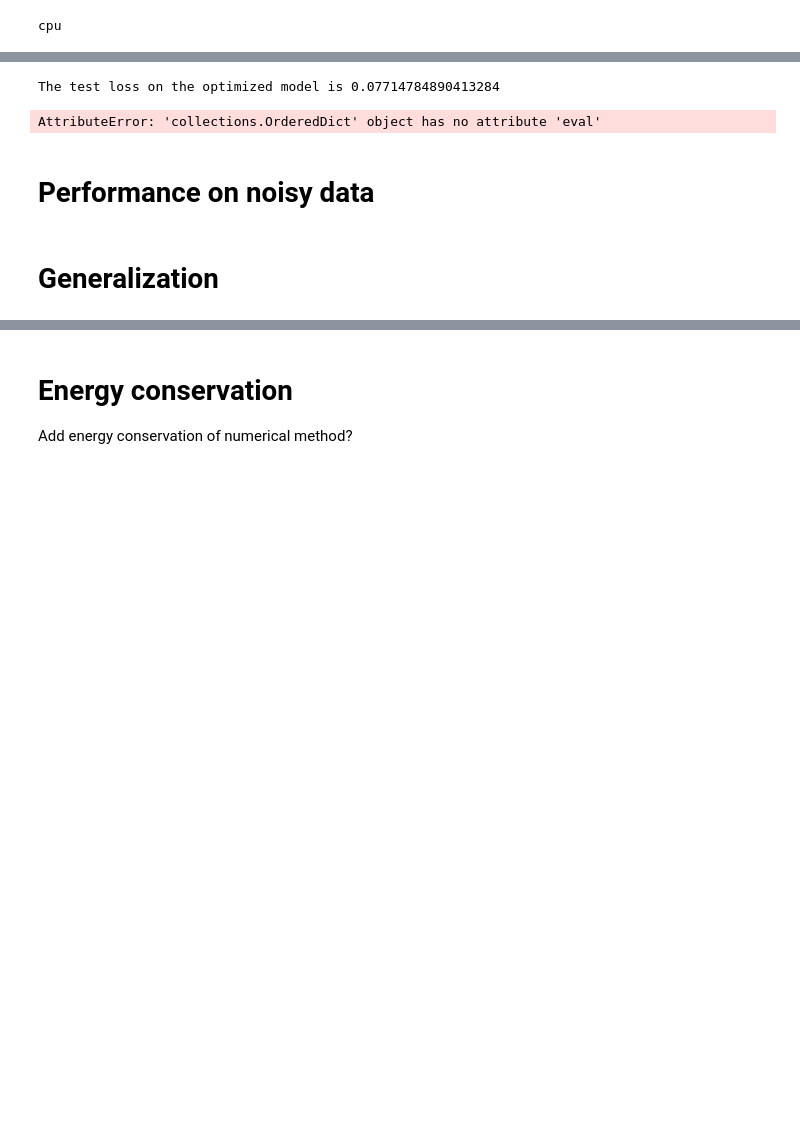
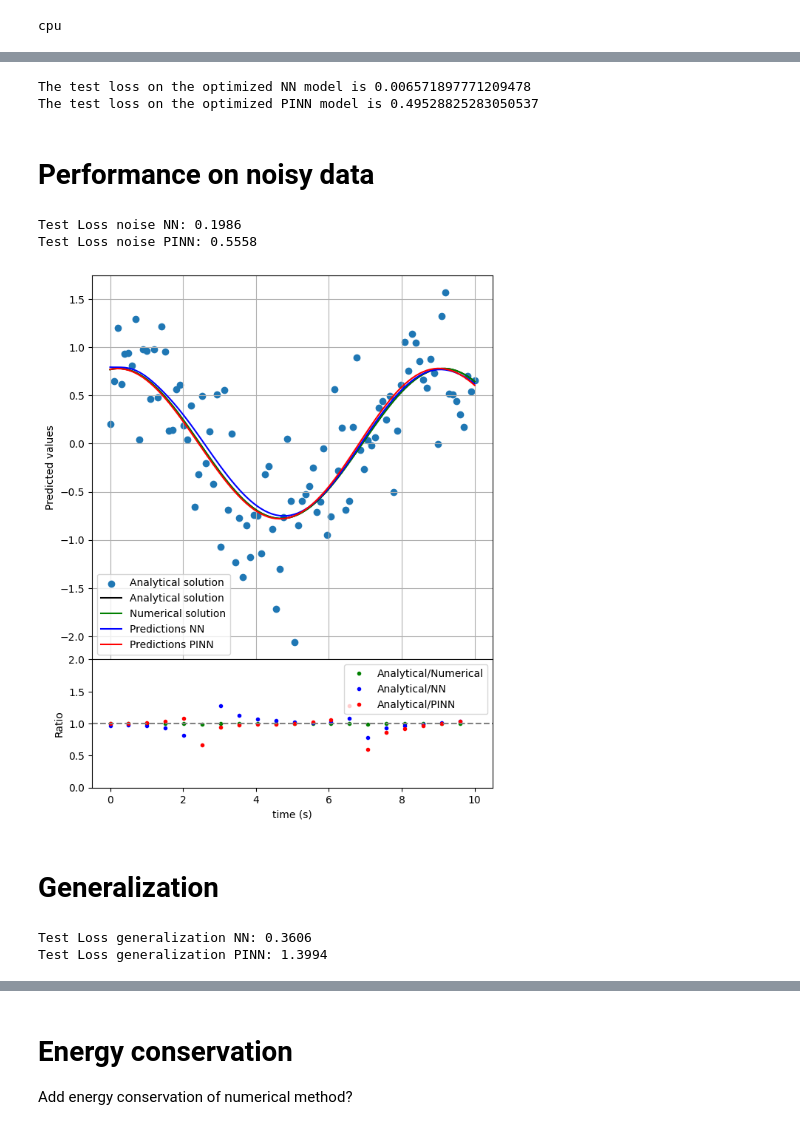
Before and after one commit to gvansan/Machine-learning-project, a Jupyter notebook: Compare_NN_PINN.ipynb, the cells around one changed output, grey strips where cells are left out. Drawn from its saved outputs; the diff is of its cells as text; code cells hidden in the pictures; blank space fills up the shorter version.

Commit message:
model comparison ready

```diff
--- a/Compare_NN_PINN.ipynb
+++ b/Compare_NN_PINN.ipynb
@@ -167,7 +166,7 @@ def evaluate_PINN(model, data, N_f=1000):
 #load models
 
 # Model class must be defined somewhere
-model_NN = torch.load("optimized_model_NN.pt", weights_only=False)
+model_NN = torch.load("optimized_model_NN.pt", weights_only=False, map_location="cpu")
 model_NN.eval()  # put in evaluation mode
 model_PINN = torch.load("optimized_model_PINN.pt", weights_only=False, map_location=torch.device('cpu'))
 model_PINN.eval()  # put in evaluation mode
@@ -192,16 +201,14 @@ train, test = create_trainig_test_set(harmonic_osc,
                                       seed=0)
 # %%
 #evaluate models
-
-#evaluate
 loss_opt_NN = evaluate_NN(model_NN, data=test)
-print(f"The test loss on the optimized model is {loss_opt_NN}")
+print(f"The test loss on the optimized NN model is {loss_opt_NN}")
 
 loss_opt_PINN = evaluate_PINN(model_PINN, data=test)
-print(f"The test loss on the optimized model is {loss_opt_PINN}")
+print(f"The test loss on the optimized PINN model is {loss_opt_PINN}")
 # %% [output]
-The test loss on the optimized model is 0.07714784890413284
+The test loss on the optimized NN model is 0.006571897771209478
+The test loss on the optimized PINN model is 0.49528825283050537
-AttributeError: 'collections.OrderedDict' object has no attribute 'eval'
 # %% [markdown]
 # Performance on noisy data
 # %%
@@ -234,7 +241,7 @@ train_no_noise, test_no_noise = create_trainig_test_set(harmonic_osc,
                                                         t_span=(0, 10),
                                                         n_steps=100,
                                                         n_data=1,
-                                                        coeff_valtest=[0.699, 0.001, 0.3],
+                                                        coeff_test=0.3,
                                                         method="RK45",
                                                         device=device,
                                                         seed=0)
@@ -252,9 +259,12 @@ y_pred_noise_NN = model_NN(X).squeeze(-1)
 y_pred_noise_PINN = model_PINN(X).squeeze(-1)
 
 test_loss_noise_NN = evaluate_NN(model_NN, data=test_noise)
-print(f"Test Loss Random optimization: {test_loss_noise_NN:.4f}")
-test_loss_noise_PINN = evaluate_NN(model_PINN, data=test_noise)
-print(f"Test Loss Random optimization: {test_loss_noise_PINN:.4f}")
+print(f"Test Loss noise NN: {test_loss_noise_NN:.4f}")
+test_loss_noise_PINN = evaluate_PINN(model_PINN, data=test_noise)
+print(f"Test Loss noise PINN: {test_loss_noise_PINN:.4f}")
+# %% [output]
+Test Loss noise NN: 0.1986
+Test Loss noise PINN: 0.5558
 # %%
 #Plot the results
 n = 0
@@ -262,47 +272,63 @@ n = 0
 y_pred_noise_NN.to("cpu")
 y_pred_noise_PINN.to("cpu")
 test_noise["t_tensor"].to("cpu")
+k = test_noise["args_tensor"][n]
+
+# Analytical solution
+x0 = float(test_noise["x0_tensor"][n][0])
+v0 = float(test_noise["x0_tensor"][n][1])
+
+# Extract k
+k_val = float(k)  # assuming w = k
+
+# Compute angular frequency
+w = np.sqrt(k_val)
+x_analytical = x0 * np.cos(w * test_noise["t_tensor"][n]) + (v0 / w) * np.sin(w * test_noise["t_tensor"][n])
+
 
 #Solve numerically
 y0 = [test_noise["x0_tensor"][n][0], test_noise["x0_tensor"][n][1]]  # initial condition [x0, v0]
 t_span = test_noise["t_tensor"][n][0], test_noise["t_tensor"][n][-1]
-w = test_noise["args_tensor"][n]
 
 diff = differential_equation_2_order
-sol = sp.integrate.solve_ivp(diff, t_span, y0, t_eval=test_noise["t_tensor"][n], method='RK45', args=(w))
+sol = sp.integrate.solve_ivp(diff, t_span, y0, t_eval=test_noise["t_tensor"][n], method='RK45', args=(k))
 
 # Create figure with GridSpec
 fig = plt.figure(figsize=(7, 9))
 gs = fig.add_gridspec(2, 1, height_ratios=[3, 1], hspace=0)
 
 #create ratios for lower plot
 slice = 5 #so that the plot is clear
-ratio_an_num = (test_no_noise["y_tensor"][n][0:, 0]/sol.y[0])[::slice]
-ratio_an_NN = (test_no_noise["y_tensor"][n][0:, 0]/y_pred_noise_NN.cpu().detach()[n])[::slice]
-ratio_an_PINN = (test_no_noise["y_tensor"][n][0:, 0]/y_pred_noise_PINN.cpu().detach()[n])[::slice]
+ratio_an_num = (x_analytical/sol.y[0])[::slice]
+ratio_an_NN = (x_analytical/y_pred_noise_NN.cpu().detach()[n])[::slice]
+ratio_an_PINN = (x_analytical/y_pred_noise_PINN.cpu().detach()[n])[::slice]
 
 # Main plot
 ax_main = fig.add_subplot(gs[0])
-ax_main.scatter(test_noise["t_tensor"][n], test_noise["y_tensor"][n][0:, 0], label="Analytical solution") #analytical
+ax_main.scatter(test_noise["t_tensor"][n], test_noise["y_tensor"][n][0:, 0], label="Analytical solution") #Training data
+ax_main.plot(sol.t, x_analytical, label='Analytical solution', color = 'black') #Analytical
 ax_main.plot(sol.t, sol.y[0], label='Numerical solution', color = 'green') #numerical
 ax_main.plot(test_noise["t_tensor"][n], y_pred_noise_NN.cpu().detach()[n], color="blue", label="Predictions NN") #NN ML
 ax_main.plot(test_noise["t_tensor"][n], y_pred_noise_PINN.cpu().detach()[n], color="red", label="Predictions PINN") #PINN ML
 ax_main.set_ylabel('Predicted values')
 ax_main.legend()
 ax_main.grid(True)
 ax_main.tick_params(bottom=False)  # remove x-axis ticks for main plot
 
 # Ratio / comparison plot
 ax_ratio = fig.add_subplot(gs[1], sharex=ax_main)
 ax_ratio.plot(test_noise["t_tensor"][n][::slice], ratio_an_num, '.', label='Analytical/Numerical', color='green')
 ax_ratio.plot(test_noise["t_tensor"][n][::slice], ratio_an_NN, '.', label='Analytical/NN', color='blue')
 ax_ratio.plot(test_noise["t_tensor"][n][::slice], ratio_an_PINN, '.', label='Analytical/PINN', color='red')
 ax_ratio.axhline(1, color='gray', linestyle='--')
 ax_ratio.set_xlabel('time (s)')
 ax_ratio.set_ylabel('Ratio')
 ax_ratio.set_ylim(0, 2)
 ax_ratio.legend()
+plt.savefig("Images/noise_NN_PINN")
 plt.show()
+# %% [output]
+[figure, added]
 # %% [markdown]
 # Generalization
 # %%
@@ -322,9 +348,12 @@ y_pred_generalization_PINN = model_PINN(X).squeeze(-1)
 
 
 test_loss_generalization_NN = evaluate_NN(model_NN, data=test_generalization)
-print(f"Test Loss Random optimization: {test_loss_generalization_NN:.4f}")
-test_loss_generalization_PINN = evaluate_NN(model_PINN, data=test_generalization)
-print(f"Test Loss Random optimization: {test_loss_generalization_PINN:.4f}")
+print(f"Test Loss generalization NN: {test_loss_generalization_NN:.4f}")
+test_loss_generalization_PINN = evaluate_PINN(model_PINN, data=test_generalization)
+print(f"Test Loss generalization PINN: {test_loss_generalization_PINN:.4f}")
+# %% [output]
+Test Loss generalization NN: 0.3606
+Test Loss generalization PINN: 1.3994
 # %%
 n = 0
 
```
Also changed, not shown: parts of 6 cells of this notebook, 7 other files.
